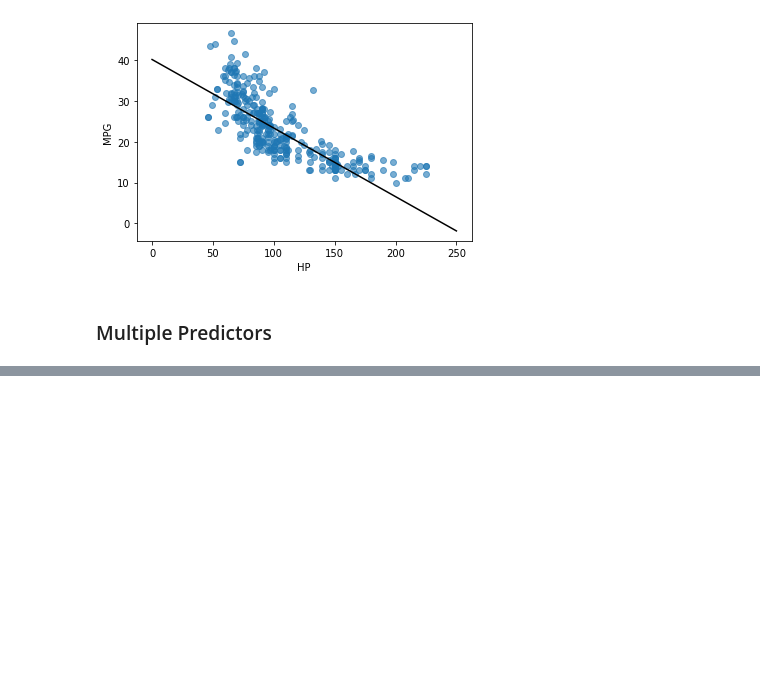
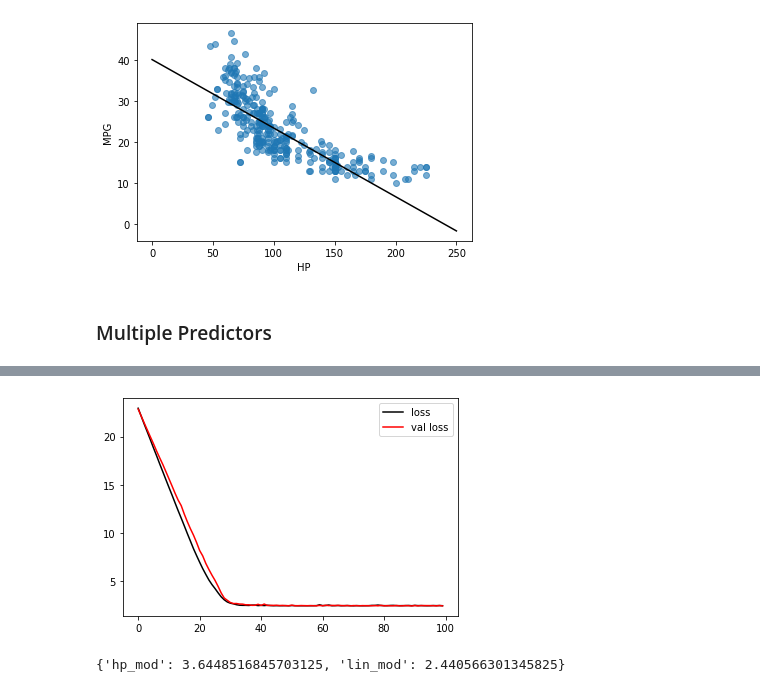
Before and after one commit to damiansp/neuralNet, a Jupyter notebook: python/tensorflow/docs/tutorial/beginner/03_basic_regression.py.ipynb, the cells around one changed output, grey strips where cells are left out. Drawn from its saved outputs; the diff is of its cells as text; code cells hidden in the pictures; blank space fills up the shorter version.

```diff
--- a/python/tensorflow/docs/tutorial/beginner/03_basic_regression.py.ipynb
+++ b/python/tensorflow/docs/tutorial/beginner/03_basic_regression.py.ipynb
@@ -212,3 +212,5 @@ plot_pred(x, y)
 [figure]
 # %% [markdown]
 ### Multiple Predictors
+# %%
+lin_mod = Sequential([normalizer, Dense(units=1)])
@@ -214,0 +243,11 @@ plot_pred(x, y)
+# %%
+lin_mod.compile(optimizer=Adam(learning_rate=ETA),
+                loss='mean_absolute_error')
+# %%
+%%time
+
+history = lin_mod.fit(train_features, # all cols being fed in here
+                      train_labels,
+                      epochs=EPOCHS,
+                      verbose=0,
+                      validation_split=0.2)
@@ -214,0 +257,12 @@ plot_pred(x, y)
+# %%
+hist = pd.DataFrame(history.history)
+hist['epoch'] = history.epoch
+plot_loss(hist)
+# %% [output]
+[figure, added]
+# %%
+test_results['lin_mod'] = lin_mod.evaluate(
+    test_features, test_labels, verbose=0)
+test_results
+# %% [output]
+{'hp_mod': 3.6448516845703125, 'lin_mod': 2.440566301345825}
```
Also changed, not shown: parts of 6 cells of this notebook.
